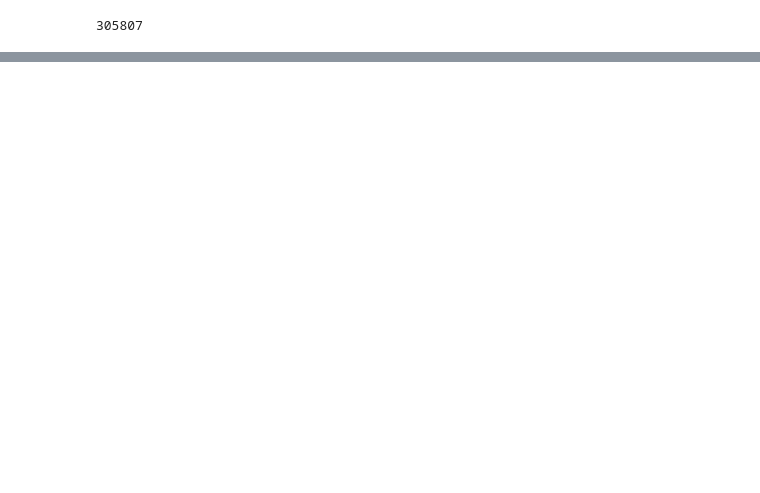
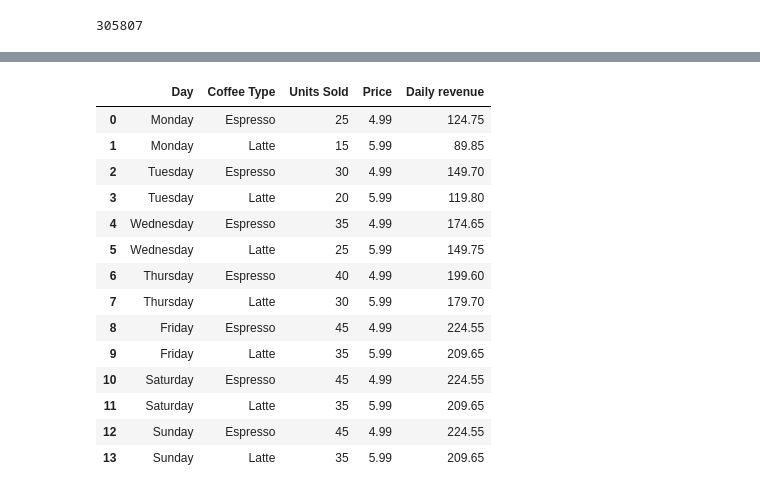
Before and after one commit to VaskarO/Data-analysis-and-business-intelligence, a Jupyter notebook: Packages and reviews/pandas_refresher.ipynb, the cells around one changed output, grey strips where cells are left out. Saved outputs shown, nothing was run; the diff lists cells and outputs as text; code cells hidden in the pictures; blank space fills up the shorter version.

```diff
--- a/Packages and reviews/pandas_refresher.ipynb
+++ b/Packages and reviews/pandas_refresher.ipynb
@@ -193,0 +258,4 @@ playerByCountry('United States')
+# %%
+#adding column
+coffee_df['Price'] = 5.99
+coffee_df.head()
@@ -193,0 +269,5 @@ playerByCountry('United States')
+# %%
+#adding column values as per the field items
+import numpy as np
+coffee_df['Price Updated'] = np.where(coffee_df["Coffee Type"]== 'Espresso', 4.99, 5.99)
+coffee_df.head()
@@ -193,0 +281,3 @@ playerByCountry('United States')
+# %%
+coffee_df.drop(columns=['Price'], inplace=True)
+coffee_df.head()
@@ -193,0 +291,3 @@ playerByCountry('United States')
+# %%
+coffee_df["Daily revenue"] = coffee_df["Units Sold"]*coffee_df["Price Updated"]
+coffee_df.head()
@@ -193,0 +301,18 @@ playerByCountry('United States')
+# %%
+coffee_df.rename(columns={"Price Updated":"Price"})
+# %% [output]
+|  | Day | Coffee Type | Units Sold | Price | Daily revenue |
+| 0 | Monday | Espresso | 25 | 4.99 | 124.75 |
+| 1 | Monday | Latte | 15 | 5.99 | 89.85 |
+| 2 | Tuesday | Espresso | 30 | 4.99 | 149.70 |
+| 3 | Tuesday | Latte | 20 | 5.99 | 119.80 |
+| 4 | Wednesday | Espresso | 35 | 4.99 | 174.65 |
+| 5 | Wednesday | Latte | 25 | 5.99 | 149.75 |
+| 6 | Thursday | Espresso | 40 | 4.99 | 199.60 |
+| 7 | Thursday | Latte | 30 | 5.99 | 179.70 |
+| 8 | Friday | Espresso | 45 | 4.99 | 224.55 |
+| 9 | Friday | Latte | 35 | 5.99 | 209.65 |
+| 10 | Saturday | Espresso | 45 | 4.99 | 224.55 |
+| 11 | Saturday | Latte | 35 | 5.99 | 209.65 |
+| 12 | Sunday | Espresso | 45 | 4.99 | 224.55 |
+| 13 | Sunday | Latte | 35 | 5.99 | 209.65 |
```
Also changed, not shown: parts of 17 cells of this notebook.
